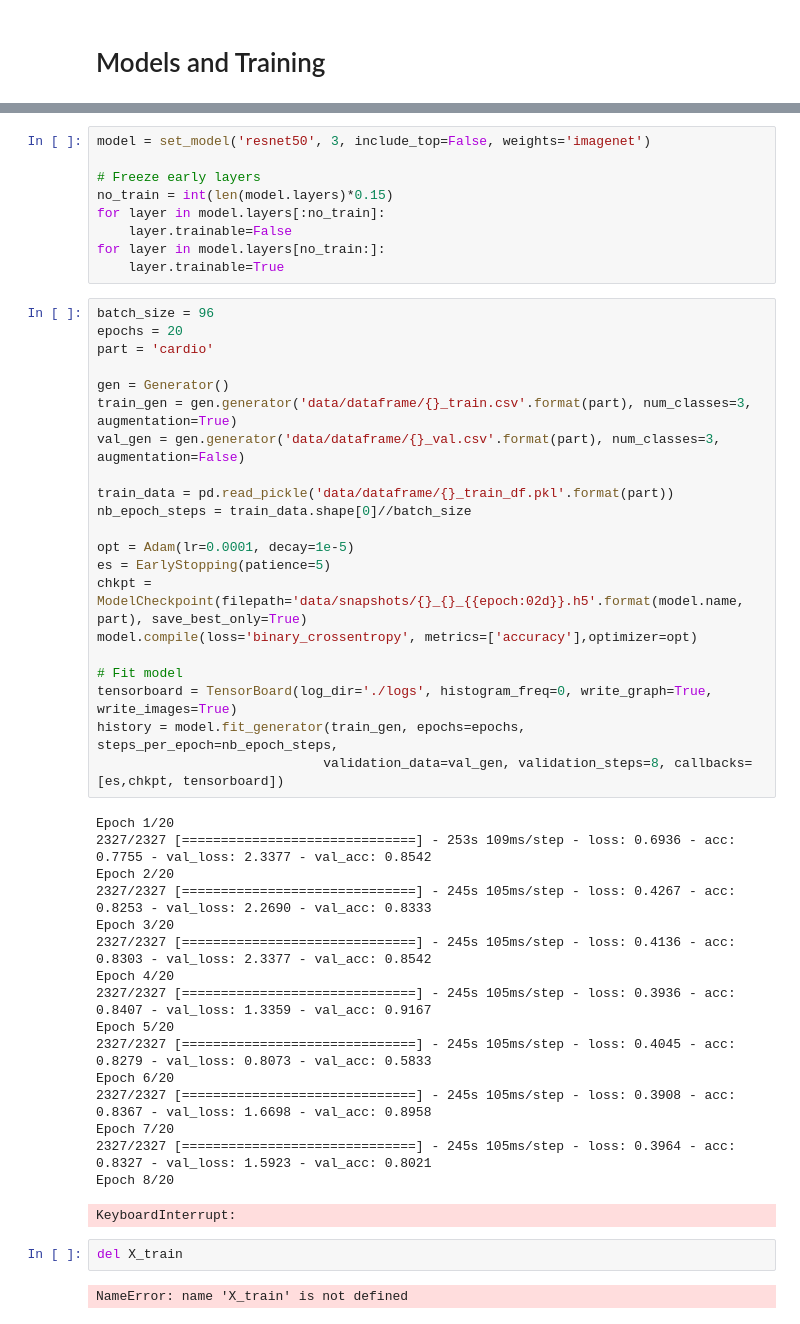
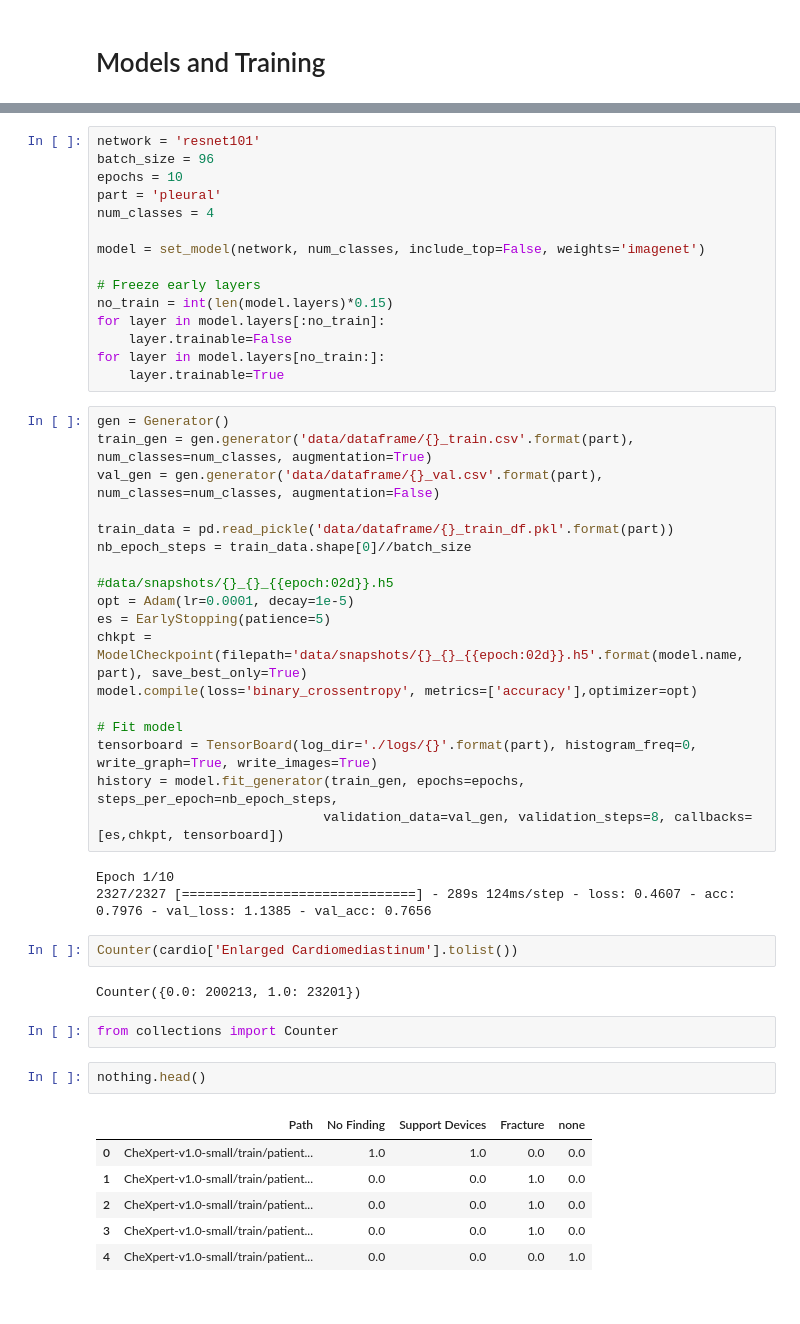
Before and after one commit to Milerius/tender_samet, a Jupyter notebook: Data_Exploration.ipynb, the cells around one changed output, grey strips where cells are left out. Drawn from its saved outputs; the diff is of its cells as text.

```diff
--- a/Data_Exploration.ipynb
+++ b/Data_Exploration.ipynb
@@ -497,7 +602,13 @@ def set_model(network, num_classes, include_top=False, weights='imagenet', input
 
     return model
 # %%
-model = set_model('resnet50', 3, include_top=False, weights='imagenet')
+network = 'resnet101'
+batch_size = 96
+epochs = 10
+part = 'pleural'
+num_classes = 4
+
+model = set_model(network, num_classes, include_top=False, weights='imagenet')
 
 # Freeze early layers
 no_train = int(len(model.layers)*0.15)
@@ -506,44 +617,38 @@ for layer in model.layers[:no_train]:
 for layer in model.layers[no_train:]:
     layer.trainable=True
 # %%
-batch_size = 96
-epochs = 20
-part = 'cardio'
-
 gen = Generator()
-train_gen = gen.generator('data/dataframe/{}_train.csv'.format(part), num_classes=3, augmentation=True)
-val_gen = gen.generator('data/dataframe/{}_val.csv'.format(part), num_classes=3, augmentation=False)
+train_gen = gen.generator('data/dataframe/{}_train.csv'.format(part), num_classes=num_classes, augmentation=True)
+val_gen = gen.generator('data/dataframe/{}_val.csv'.format(part), num_classes=num_classes, augmentation=False)
 
 train_data = pd.read_pickle('data/dataframe/{}_train_df.pkl'.format(part))
 nb_epoch_steps = train_data.shape[0]//batch_size
 
+#data/snapshots/{}_{}_{{epoch:02d}}.h5
 opt = Adam(lr=0.0001, decay=1e-5)
 es = EarlyStopping(patience=5)
 chkpt = ModelCheckpoint(filepath='data/snapshots/{}_{}_{{epoch:02d}}.h5'.format(model.name, part), save_best_only=True)
 model.compile(loss='binary_crossentropy', metrics=['accuracy'],optimizer=opt)
 
 # Fit model
-tensorboard = TensorBoard(log_dir='./logs', histogram_freq=0, write_graph=True, write_images=True)
+tensorboard = TensorBoard(log_dir='./logs/{}'.format(part), histogram_freq=0, write_graph=True, write_images=True)
 history = model.fit_generator(train_gen, epochs=epochs, steps_per_epoch=nb_epoch_steps,
                              validation_data=val_gen, validation_steps=8, callbacks=[es,chkpt, tensorboard])
 # %% [output]
-Epoch 1/20
-2327/2327 [==============================] - 253s 109ms/step - loss: 0.6936 - acc: 0.7755 - val_loss: 2.3377 - val_acc: 0.8542
-Epoch 2/20
-2327/2327 [==============================] - 245s 105ms/step - loss: 0.4267 - acc: 0.8253 - val_loss: 2.2690 - val_acc: 0.8333
-Epoch 3/20
-2327/2327 [==============================] - 245s 105ms/step - loss: 0.4136 - acc: 0.8303 - val_loss: 2.3377 - val_acc: 0.8542
-Epoch 4/20
-2327/2327 [==============================] - 245s 105ms/step - loss: 0.3936 - acc: 0.8407 - val_loss: 1.3359 - val_acc: 0.9167
-Epoch 5/20
-2327/2327 [==============================] - 245s 105ms/step - loss: 0.4045 - acc: 0.8279 - val_loss: 0.8073 - val_acc: 0.5833
-Epoch 6/20
-2327/2327 [==============================] - 245s 105ms/step - loss: 0.3908 - acc: 0.8367 - val_loss: 1.6698 - val_acc: 0.8958
-Epoch 7/20
-2327/2327 [==============================] - 245s 105ms/step - loss: 0.3964 - acc: 0.8327 - val_loss: 1.5923 - val_acc: 0.8021
-Epoch 8/20
+Epoch 1/10
+2327/2327 [==============================] - 289s 124ms/step - loss: 0.4607 - acc: 0.7976 - val_loss: 1.1385 - val_acc: 0.7656
-KeyboardInterrupt:
-# %%
-del X_train
-# %% [output]
-NameError: name 'X_train' is not defined
+# %%
+Counter(cardio['Enlarged Cardiomediastinum'].tolist())
+# %% [output]
+Counter({0.0: 200213, 1.0: 23201})
+# %%
+from collections import Counter
+# %%
+nothing.head()
+# %% [output]
+|  | Path | No Finding | Support Devices | Fracture | none |
+| 0 | CheXpert-v1.0-small/train/patient... | 1.0 | 1.0 | 0.0 | 0.0 |
+| 1 | CheXpert-v1.0-small/train/patient... | 0.0 | 0.0 | 1.0 | 0.0 |
+| 2 | CheXpert-v1.0-small/train/patient... | 0.0 | 0.0 | 1.0 | 0.0 |
+| 3 | CheXpert-v1.0-small/train/patient... | 0.0 | 0.0 | 1.0 | 0.0 |
+| 4 | CheXpert-v1.0-small/train/patient... | 0.0 | 0.0 | 0.0 | 1.0 |
```
Also changed, not shown: parts of 16 cells of this notebook, 33 other files.
